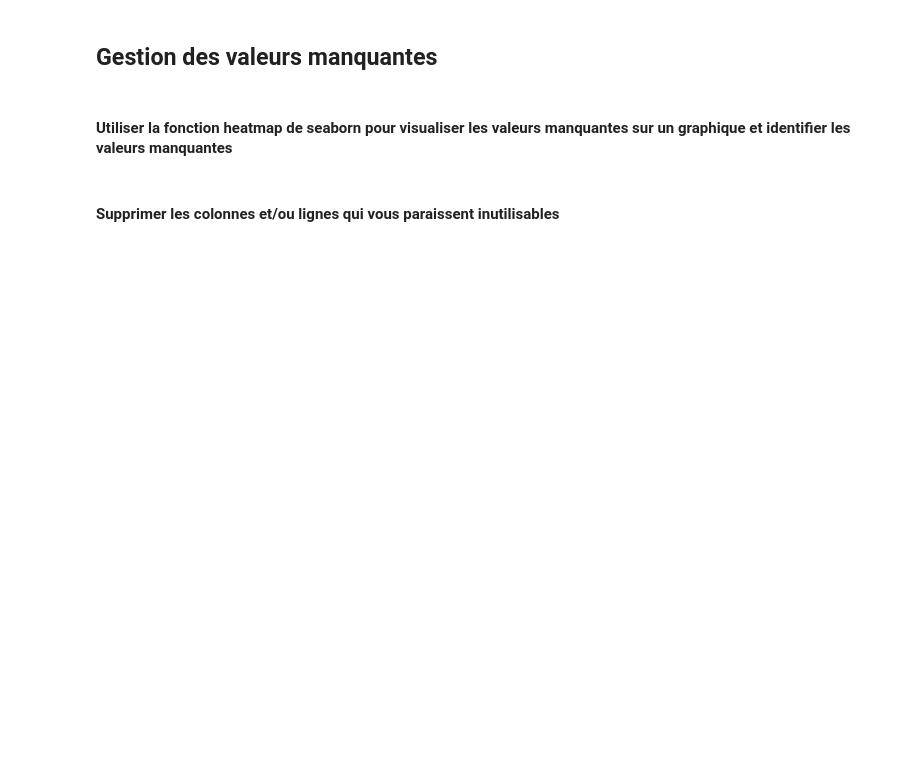
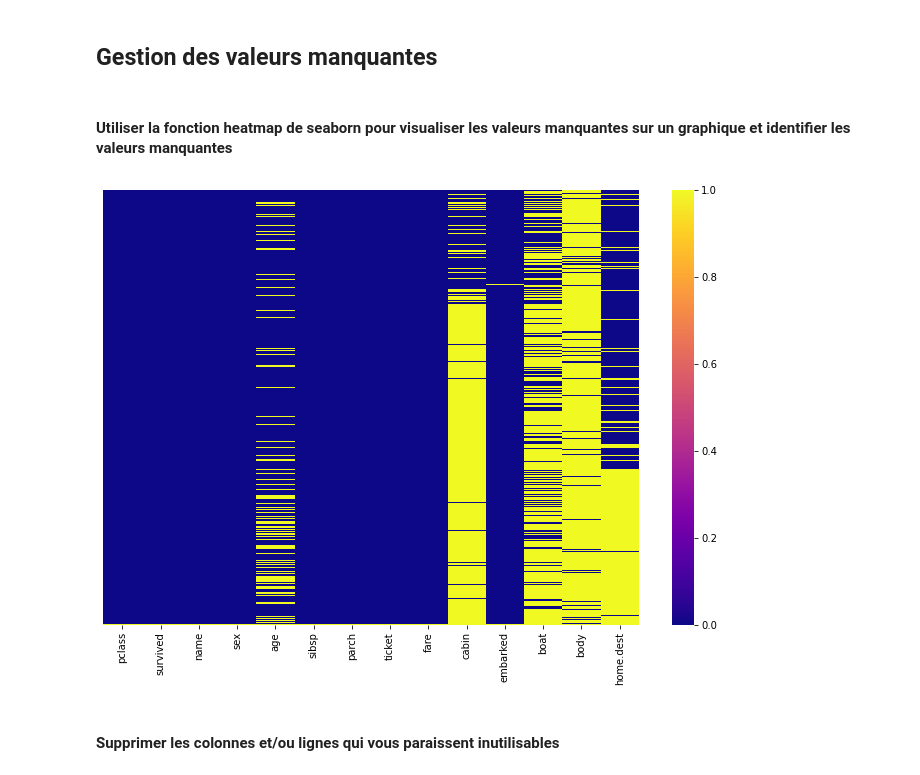
Before and after one commit to louiskuhn/IA-P3-Euskadi, a Jupyter notebook: Ressources/Machine Learning/Régression logistique/5. La régression logistique Titanic.ipynb, the cells around one changed output. Cells and saved outputs as stored; diff of their text form; code cells hidden in the pictures; blank space fills up the shorter version.

```diff
--- a/Ressources/Machine Learning/Régression logistique/5. La régression logistique Titanic.ipynb
+++ b/Ressources/Machine Learning/Régression logistique/5. La régression logistique Titanic.ipynb
@@ -8,3 +11,6 @@ Vous aurez besoin de pandas, matplotlib, seaborn (et numpy ?)
 ## Importer les données et commencer à explorer le dataset
 # %% [markdown]
 #### Le jeu de données titanic.csv est chargé dans votre environnement.
+# %%
+data = pd.read_csv('Data/titanic.csv')
+data.head()
@@ -14,5 +49,10 @@ Vous aurez besoin de pandas, matplotlib, seaborn (et numpy ?)
 ## Gestion des valeurs manquantes
 # %% [markdown]
 #### Utiliser la fonction heatmap de seaborn pour visualiser les valeurs manquantes sur un graphique et identifier les valeurs manquantes
+# %%
+plt.figure(figsize = (12,8))
+sns.heatmap(data.isnull(),yticklabels=False,cbar=True,cmap='plasma');
+# %% [output]
+[figure, added]
 # %% [markdown]
 #### Supprimer les colonnes et/ou lignes qui vous paraissent inutilisables
```
Also changed, not shown: parts of 27 cells of this notebook, 4 other files.
